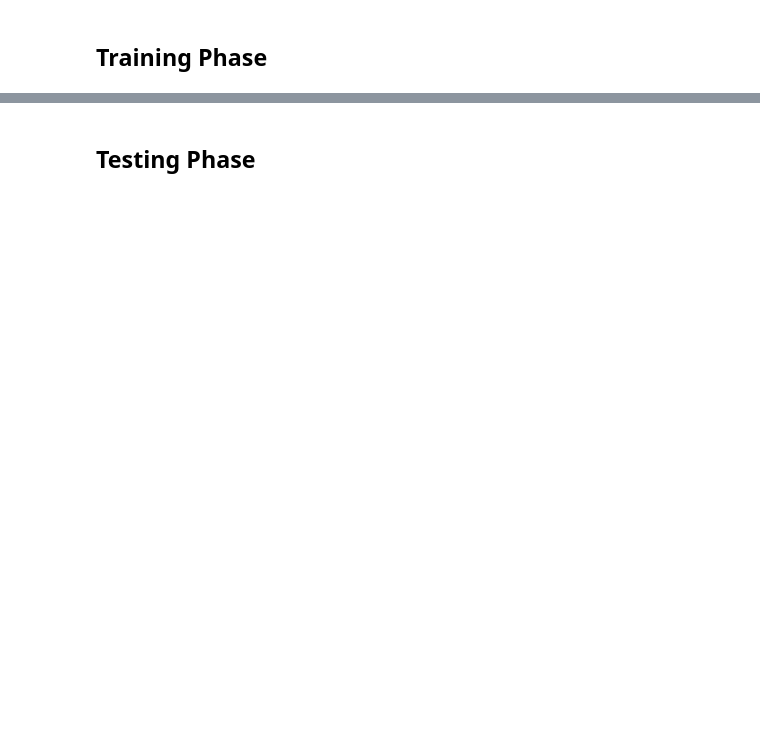
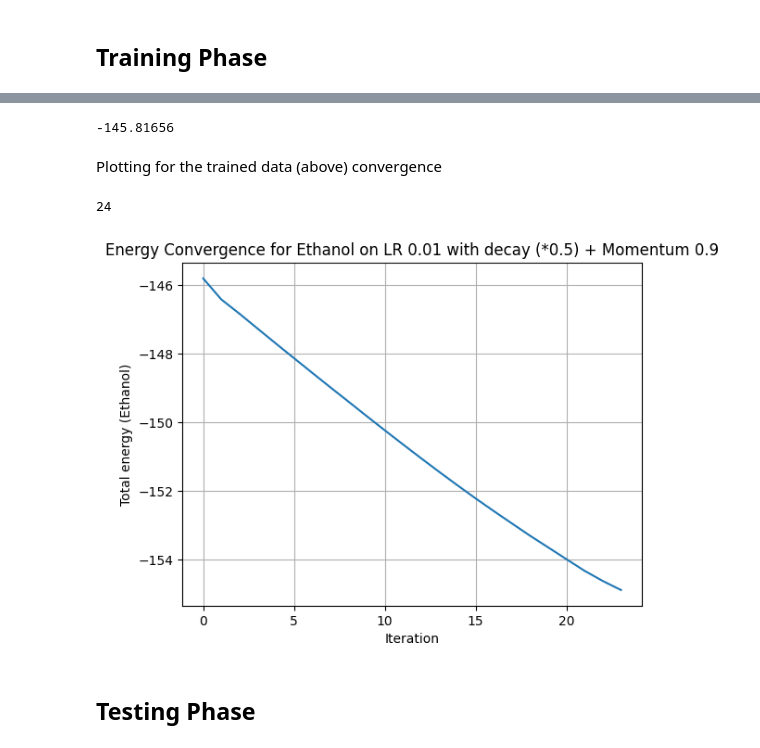
Before and after one commit to kkk020719/DFT_Fall24, a Jupyter notebook: GradDFT_TrainEx1.ipynb, the cells around one changed output, grey strips where cells are left out. Cells and saved outputs as stored; diff of their text form; code cells hidden in the pictures; blank space fills up the shorter version.

```diff
--- a/GradDFT_TrainEx1.ipynb
+++ b/GradDFT_TrainEx1.ipynb
@@ -133,20 +233,29 @@ neuralfunctional = NeuralFunctional(coefficients, energy_densities, coefficient_
 # %%
 seed = 40
 key = jax.random.PRNGKey(seed)
-params_train = []
-cinputs = [coefficient_inputs(molecule) for molecule in train_molecules]
+cinputs = [coefficient_inputs(molecule) for molecule in train_data]
+params_train = [neuralfunctional.init(key, each_cinputs) for each_cinputs in cinputs]
+# print(params_train[0]['params'])
+# print(params_train[0]['params']['Dense_0']['kernel'].shape)
+
 #predicted_energy = neuralfunctional.energy(params, molecule)
 # %%
 # Define optimizer
-n_epochs, learning_rate, momentum = 200, 1e-2, 0.9
+# batch_size = 32
+n_epochs, learning_rate, momentum = 100, 1e-2, 0.9
+schedule = exponential_decay(init_value=1e-2, transition_steps=20, decay_rate=0.9, staircase=True)
 optimizer = adam(learning_rate=learning_rate, b1=momentum)
-opt_state = optimizer.init(params)
+#opt_state = optimizer.init(params_train)
+opt_state = [optimizer.init(params) for params in params_train] # init for each training molecule
 compute_energy = energy_predictor(neuralfunctional)
-trueenergy = mf.energy_tot()
-converging_energies = []
+state = (params_train, opt_state) # params_train is a list with each train moluecule params
+#print(state[1])
+converging_energies = [] # this includes every energy of all training molecules for each epoch
+losses = []
 
 @value_and_grad
 def SEloss(params, compute_energy, molecule, trueenergy):
     predictedenergy, fock_matrix = compute_energy(params, molecule) #returns both the xc and fock matrix
+    #print(f'now predictedenergy is {predictedenergy.primal} and trueenergy is {trueenergy}')
     converging_energies.append(predictedenergy)
     return (predictedenergy - trueenergy) ** 2 #sqaured error used
@@ -153,2 +324,30 @@ def SEloss(params, compute_energy, molecule, trueenergy):
+# %%
+print(converging_energies[0].primal)
+# %% [output]
+-145.81656
+# %% [markdown]
+Plotting for the trained data (above) convergence
+# %%
+converging_energies = [energy.primal for energy in converging_energies]
+avg_converging_energies = []
+for i in range(0, len(converging_energies), len(train_data)):
+    avg_converging_energies.append(np.mean(converging_energies[i:i+len(train_data)]))
+print(len(avg_converging_energies))
+# Create a list of iteration numbers
+iterations = list(range(len(avg_converging_energies)))
+
+# Plot the energy values over iterations
+plt.plot(iterations, avg_converging_energies)
+plt.xlabel('Iteration')
+plt.ylabel('Total energy (Ethanol)')
+plt.grid(True)
+plt.title('Energy Convergence')
+plt.title(f'Energy Convergence for Ethanol on LR {learning_rate} with decay (*0.5) + Momentum {momentum}')
+
+# Show the plot
+plt.show()
+# %% [output]
+24
+[figure, added]
 # %% [markdown]
 ## Testing Phase
```
Also changed, not shown: parts of 16 cells of this notebook.
